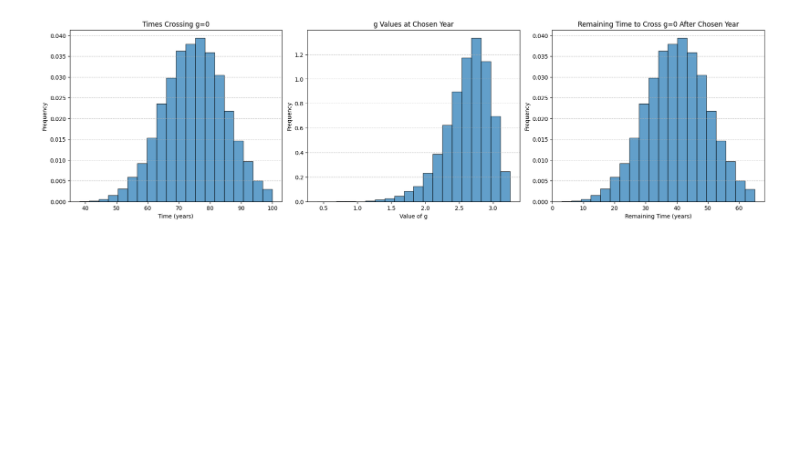
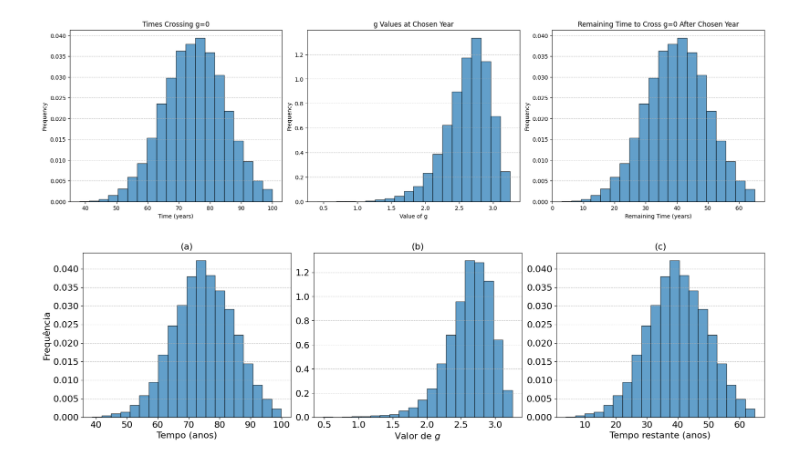
Before and after one commit to Pesquisa-UFCAT/2024-1_victor_hugo_renata_maria, a Jupyter notebook: rul.ipynb, the cells around one changed output. Cells and saved outputs as stored; diff of their text form; code cells hidden in the pictures; blank space fills up the shorter version.

```diff
--- a/rul.ipynb
+++ b/rul.ipynb
@@ -214,0 +208,37 @@ plt.show()
+# %%
+import matplotlib.pyplot as plt
+
+fig, axs = plt.subplots(1, 3, figsize=(18, 5), constrained_layout=True)
+
+# Ajuste do tamanho das fontes
+label_size = 16   # tamanho dos rótulos dos eixos
+title_size = 16  # tamanho dos títulos
+tick_size = 16   # tamanho dos números nos eixos
+
+# Histograma (a)
+axs[0].hist(crossing_times, bins=20, edgecolor='black', alpha=0.7, density=True)
+axs[0].set_title('(a)', fontsize=title_size)
+axs[0].set_xlabel('Tempo (anos)', fontsize=label_size)
+axs[0].set_ylabel('Frequência', fontsize=label_size)
+axs[0].tick_params(axis='both', labelsize=tick_size)
+axs[0].grid(axis='y', linestyle='--', alpha=0.7)
+
+# Histograma (b)
+axs[1].hist(g_values_at_year, bins=20, edgecolor='black', alpha=0.7, density=True)
+axs[1].set_title('(b)', fontsize=title_size)
+axs[1].set_xlabel('Valor de $g$', fontsize=label_size)
+
+axs[1].tick_params(axis='both', labelsize=tick_size)
+axs[1].grid(axis='y', linestyle='--', alpha=0.7)
+
+# Histograma (c)
+axs[2].hist(remaining_times, bins=20, edgecolor='black', alpha=0.7, density=True)
+axs[2].set_title('(c)', fontsize=title_size)
+axs[2].set_xlabel('Tempo restante (anos)', fontsize=label_size)
+
+axs[2].tick_params(axis='both', labelsize=tick_size)
+axs[2].grid(axis='y', linestyle='--', alpha=0.7)
+
+plt.show()
+# %% [output]
+[figure, added]
```
Also changed, not shown: parts of 6 cells of this notebook, 5 other files.
